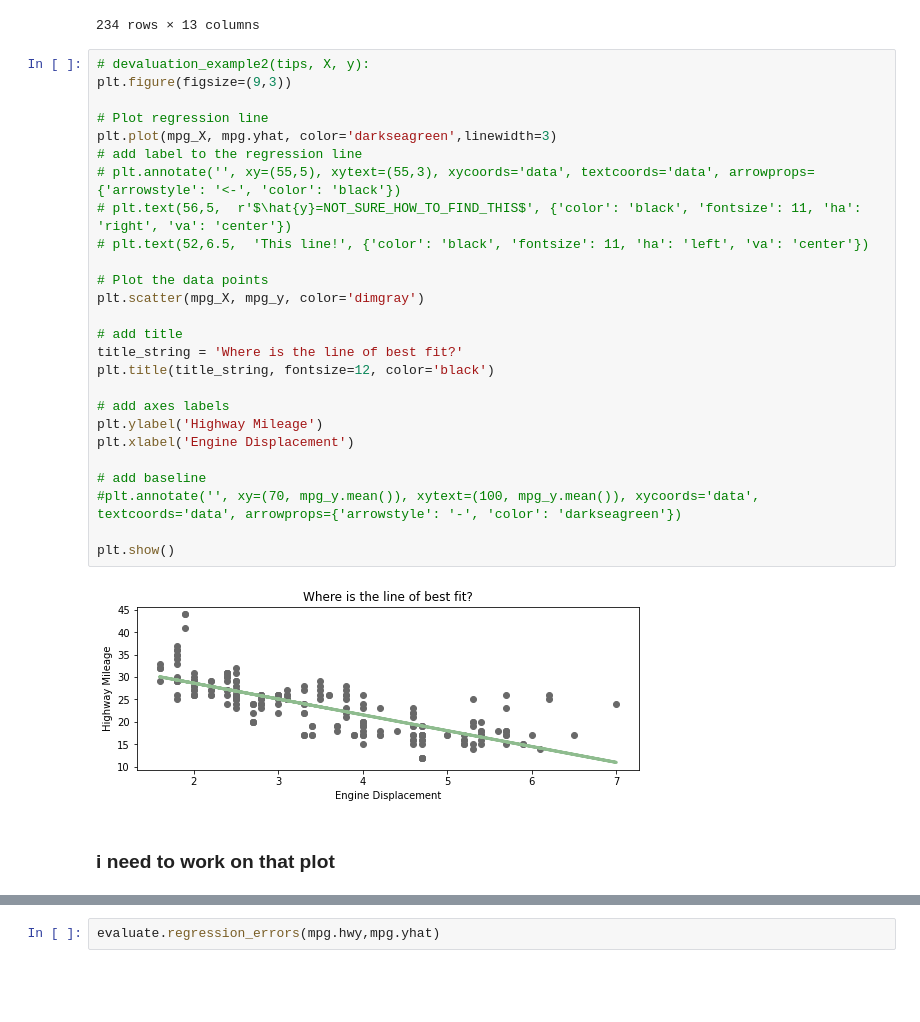
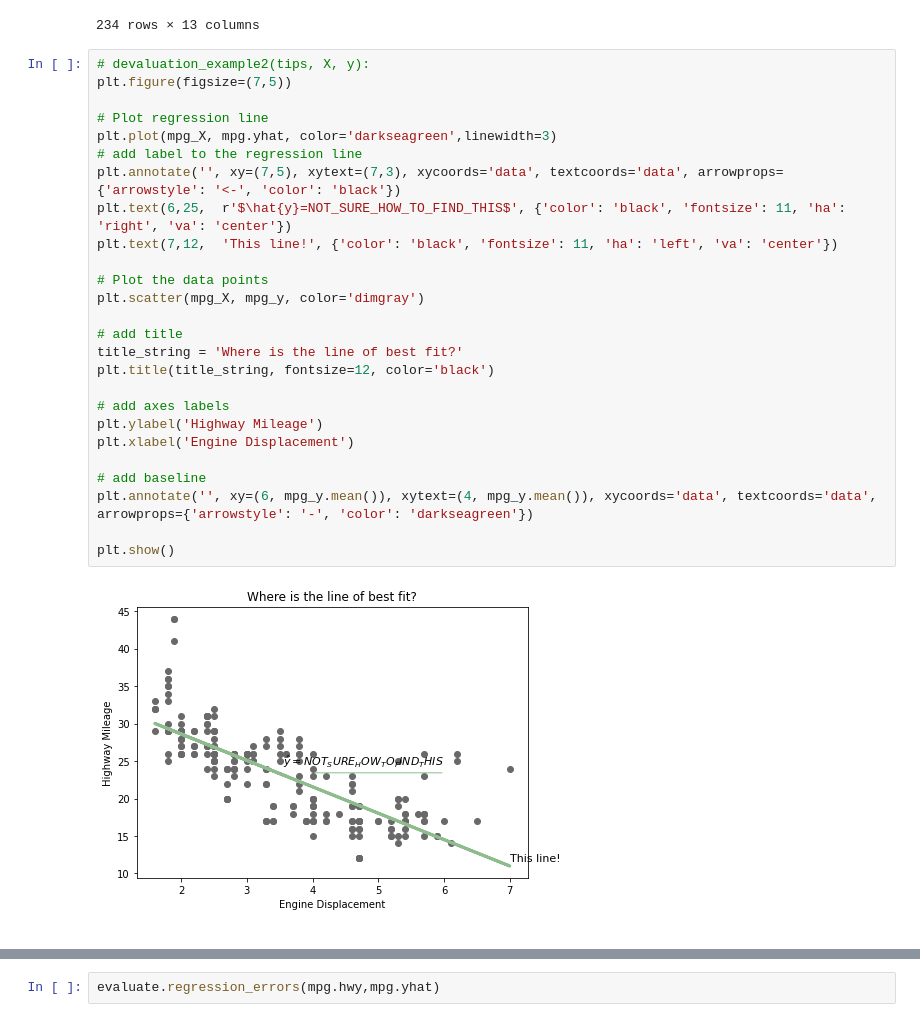
Before and after one commit to brianclements03/regression_exercises, a Jupyter notebook: evaluate.ipynb, the cells around one changed output, grey strips where cells are left out. Saved outputs shown, nothing was run; the diff lists cells and outputs as text; blank space fills up the shorter version.

```diff
--- a/evaluate.ipynb
+++ b/evaluate.ipynb
@@ -366,31 +383,29 @@ mpg
 234 rows × 13 columns
 # %%
 # devaluation_example2(tips, X, y):
-plt.figure(figsize=(9,3))
+plt.figure(figsize=(7,5))
 
 # Plot regression line
 plt.plot(mpg_X, mpg.yhat, color='darkseagreen',linewidth=3)
 # add label to the regression line
-# plt.annotate('', xy=(55,5), xytext=(55,3), xycoords='data', textcoords='data', arrowprops={'arrowstyle': '<-', 'color': 'black'})
-# plt.text(56,5,  r'$\hat{y}=NOT_SURE_HOW_TO_FIND_THIS$', {'color': 'black', 'fontsize': 11, 'ha': 'right', 'va': 'center'})
-# plt.text(52,6.5,  'This line!', {'color': 'black', 'fontsize': 11, 'ha': 'left', 'va': 'center'})
+plt.annotate('', xy=(7,5), xytext=(7,3), xycoords='data', textcoords='data', arrowprops={'arrowstyle': '<-', 'color': 'black'})
+plt.text(6,25,  r'$\hat{y}=NOT_SURE_HOW_TO_FIND_THIS$', {'color': 'black', 'fontsize': 11, 'ha': 'right', 'va': 'center'})
+plt.text(7,12,  'This line!', {'color': 'black', 'fontsize': 11, 'ha': 'left', 'va': 'center'})
 
 # Plot the data points
 plt.scatter(mpg_X, mpg_y, color='dimgray')
 
 # add title
 title_string = 'Where is the line of best fit?'
 plt.title(title_string, fontsize=12, color='black')
 
 # add axes labels
 plt.ylabel('Highway Mileage')
 plt.xlabel('Engine Displacement')
 
 # add baseline
-#plt.annotate('', xy=(70, mpg_y.mean()), xytext=(100, mpg_y.mean()), xycoords='data', textcoords='data', arrowprops={'arrowstyle': '-', 'color': 'darkseagreen'})
+plt.annotate('', xy=(6, mpg_y.mean()), xytext=(4, mpg_y.mean()), xycoords='data', textcoords='data', arrowprops={'arrowstyle': '-', 'color': 'darkseagreen'})
 
 plt.show()
 # %% [output]
-[figure, old version]
+[figure, new version]
-# %% [markdown]
-### i need to work on that plot
```
Also changed, not shown: parts of 6 cells of this notebook, 3 other files.
